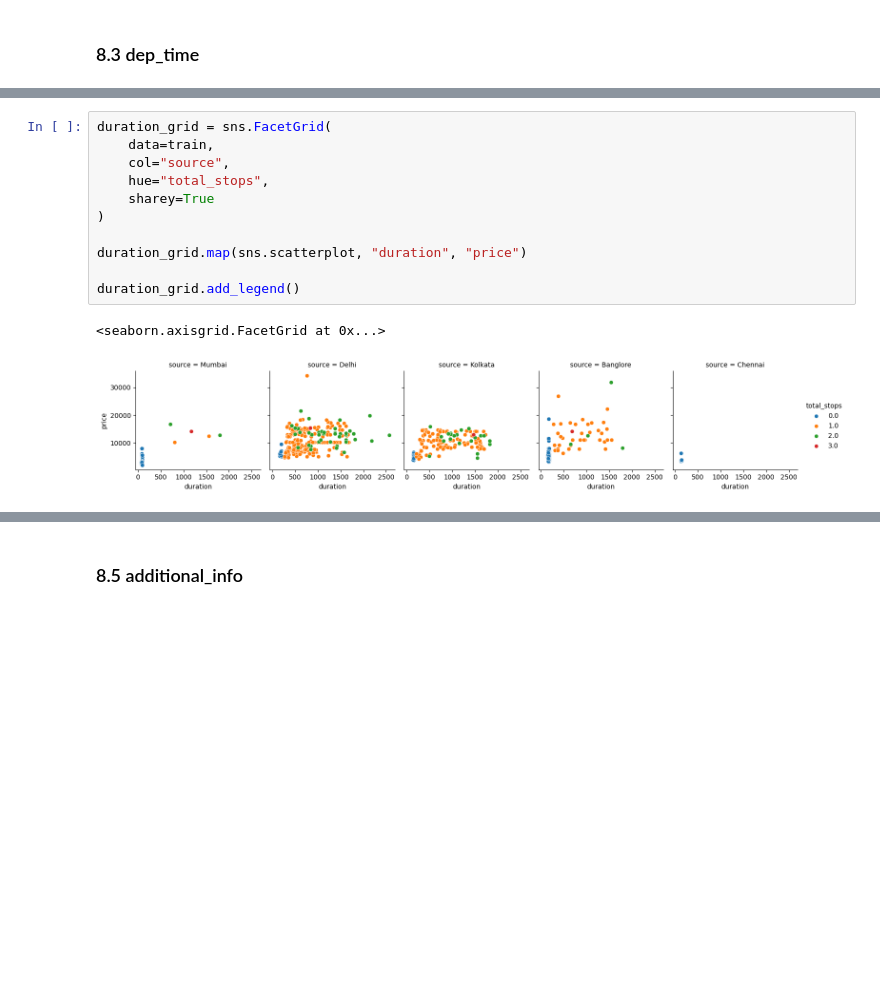
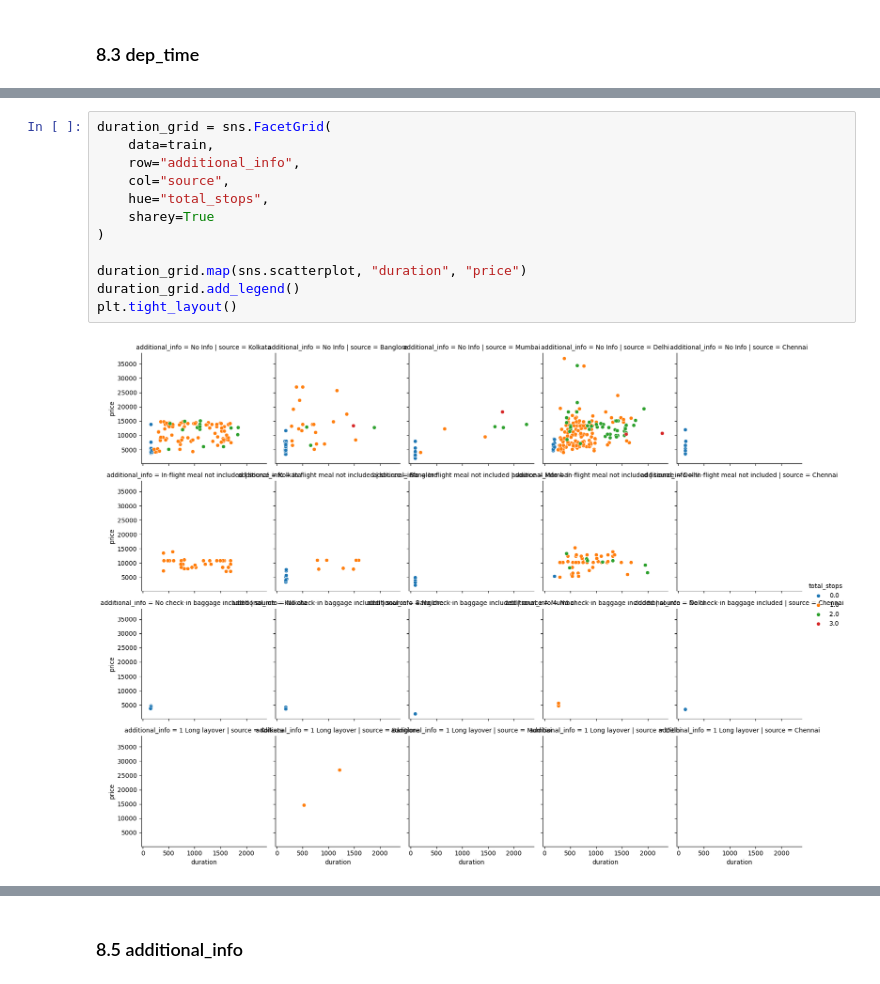
Before and after one commit to TheUndisput3d/Flight-Fare-Prediction, a Jupyter notebook: notebooks/eda.ipynb, the cells around one changed output, grey strips where cells are left out. Saved outputs shown, nothing was run; the diff lists cells and outputs as text; blank space fills up the shorter version.

```diff
--- a/notebooks/eda.ipynb
+++ b/notebooks/eda.ipynb
@@ -562,15 +580,15 @@ Spearman Test
 - CONCLUSION: The variables price and duration are correlated
 # %%
 duration_grid = sns.FacetGrid(
-	data=train,
-	col="source",
-	hue="total_stops",
-	sharey=True
+    data=train,
+    row="additional_info",
+    col="source",
+    hue="total_stops",
+    sharey=True
 )
 
 duration_grid.map(sns.scatterplot, "duration", "price")
-
 duration_grid.add_legend()
+plt.tight_layout()
 # %% [output]
-<seaborn.axisgrid.FacetGrid at 0x...>
-[figure, old version]
+[figure, new version]
```
Also changed, not shown: parts of 64 cells of this notebook, 7 other files.
